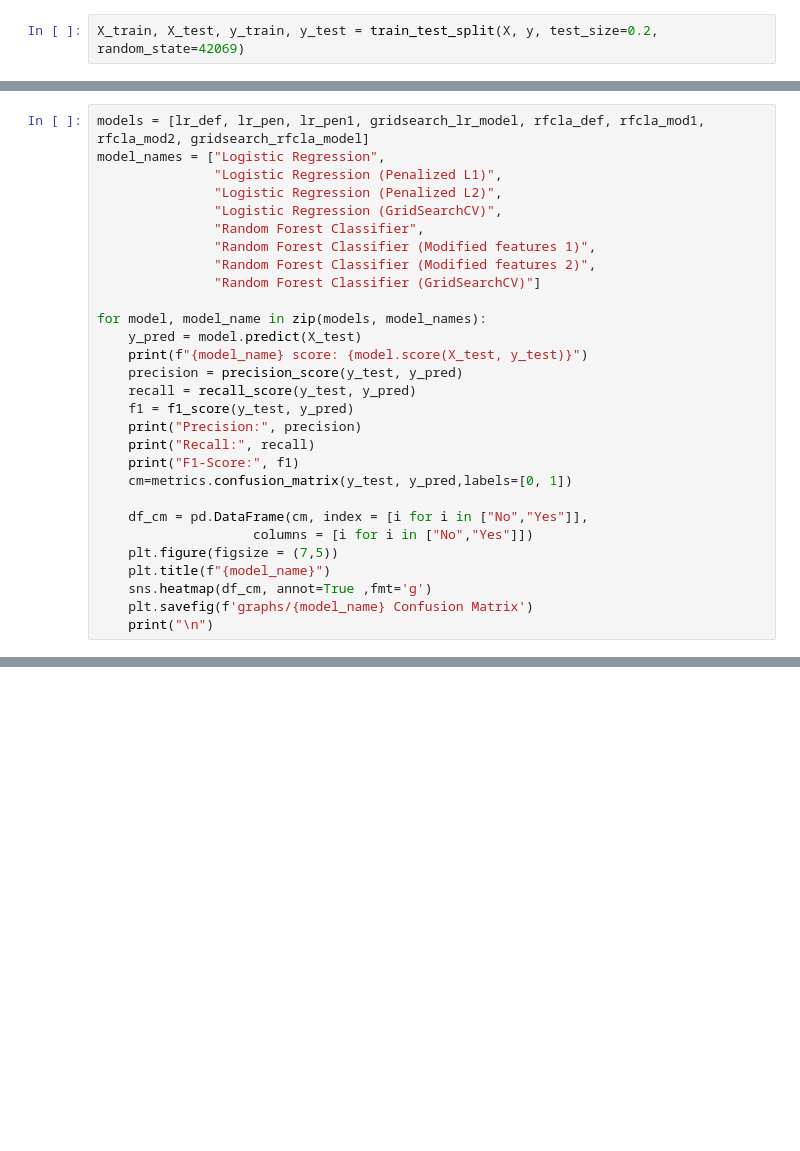
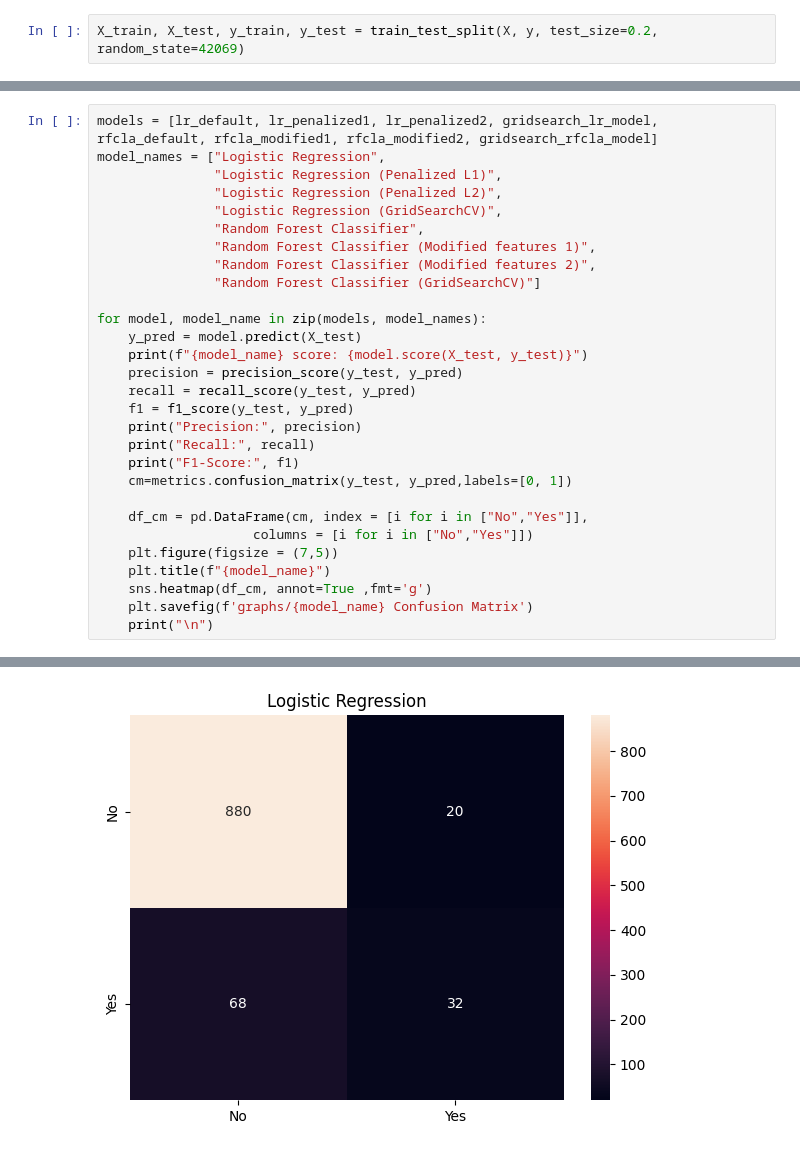
Before and after one commit to babikdonat/Bevgepitanulas, a Jupyter notebook: main.ipynb, the cells around one changed output, grey strips where cells are left out. Drawn from its saved outputs; the diff is of its cells as text; blank space fills up the shorter version.

```diff
--- a/main.ipynb
+++ b/main.ipynb
@@ -105,5 +152,5 @@ print("Model score: ", gridsearch_rfcla_model.score(X_test, y_test))
 # %%
-models = [lr_def, lr_pen, lr_pen1, gridsearch_lr_model, rfcla_def, rfcla_mod1, rfcla_mod2, gridsearch_rfcla_model]
+models = [lr_default, lr_penalized1, lr_penalized2, gridsearch_lr_model, rfcla_default, rfcla_modified1, rfcla_modified2, gridsearch_rfcla_model]
 model_names = ["Logistic Regression",
                "Logistic Regression (Penalized L1)",
                "Logistic Regression (Penalized L2)",
@@ -131,3 +178,4 @@ for model, model_name in zip(models, model_names):
     sns.heatmap(df_cm, annot=True ,fmt='g')
     plt.savefig(f'graphs/{model_name} Confusion Matrix')
     print("\n")
+# %% [output]
@@ -133,0 +199 @@ for model, model_name in zip(models, model_names):
+[figure, added]
```
Also changed, not shown: parts of 7 cells of this notebook, 19 other files.
